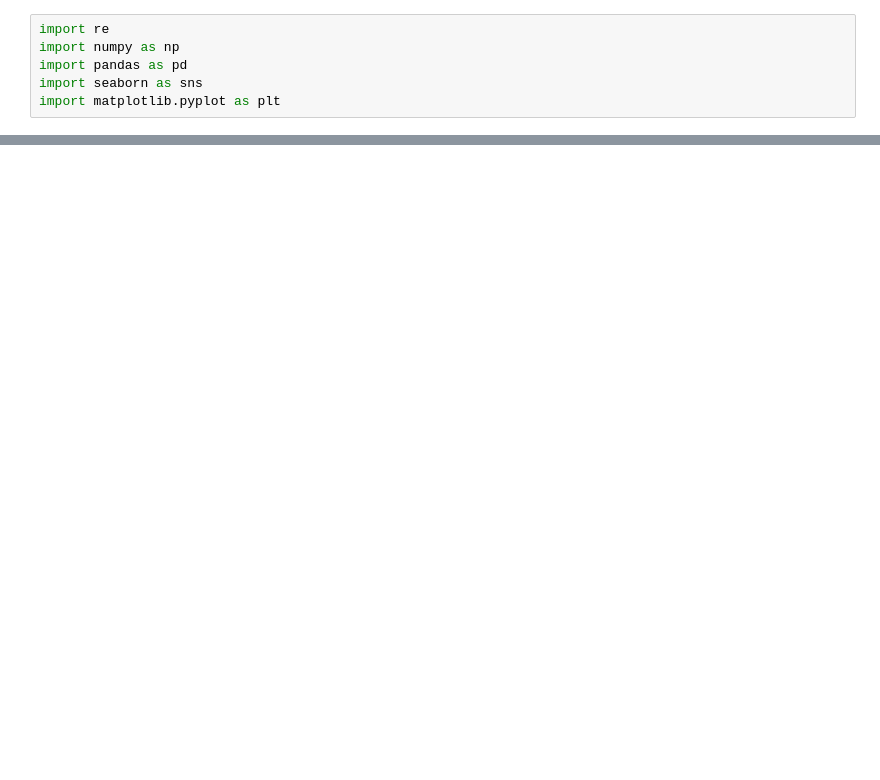
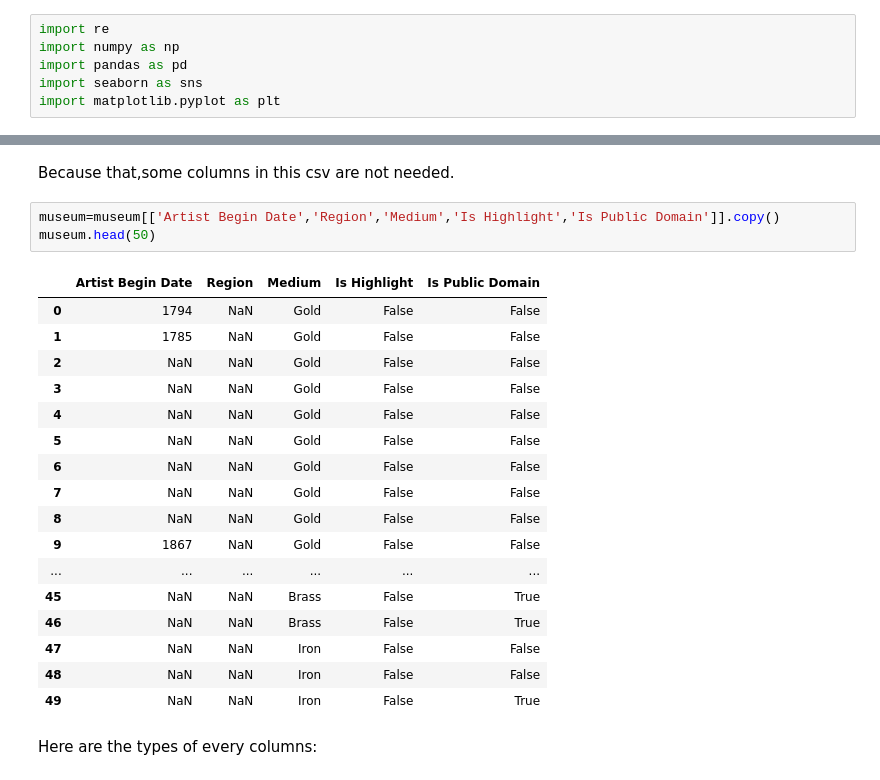
Before and after one commit to tcj1995/final-project, a Jupyter notebook: final.ipynb, the cells around one changed output, grey strips where cells are left out. Cells and saved outputs as stored; diff of their text form; blank space fills up the shorter version.

```diff
--- a/final.ipynb
+++ b/final.ipynb
@@ -171,0 +107,25 @@ sns.catplot(kind="bar", data=df)
+# %% [markdown]
+Because that,some columns in this csv are not needed.
+# %%
+museum=museum[['Artist Begin Date','Region','Medium','Is Highlight','Is Public Domain']].copy()
+museum.head(50)
+# %% [output]
+|  | Artist Begin Date | Region | Medium | Is Highlight | Is Public Domain |
+| 0 | 1794 | NaN | Gold | False | False |
+| 1 | 1785 | NaN | Gold | False | False |
+| 2 | NaN | NaN | Gold | False | False |
+| 3 | NaN | NaN | Gold | False | False |
+| 4 | NaN | NaN | Gold | False | False |
+| 5 | NaN | NaN | Gold | False | False |
+| 6 | NaN | NaN | Gold | False | False |
+| 7 | NaN | NaN | Gold | False | False |
+| 8 | NaN | NaN | Gold | False | False |
+| 9 | 1867 | NaN | Gold | False | False |
+| ... | ... | ... | ... | ... | ... |
+| 45 | NaN | NaN | Brass | False | True |
+| 46 | NaN | NaN | Brass | False | True |
+| 47 | NaN | NaN | Iron | False | False |
+| 48 | NaN | NaN | Iron | False | False |
+| 49 | NaN | NaN | Iron | False | True |
+# %% [markdown]
+Here are the types of every columns:
```
Also changed, not shown: parts of 46 cells of this notebook.
